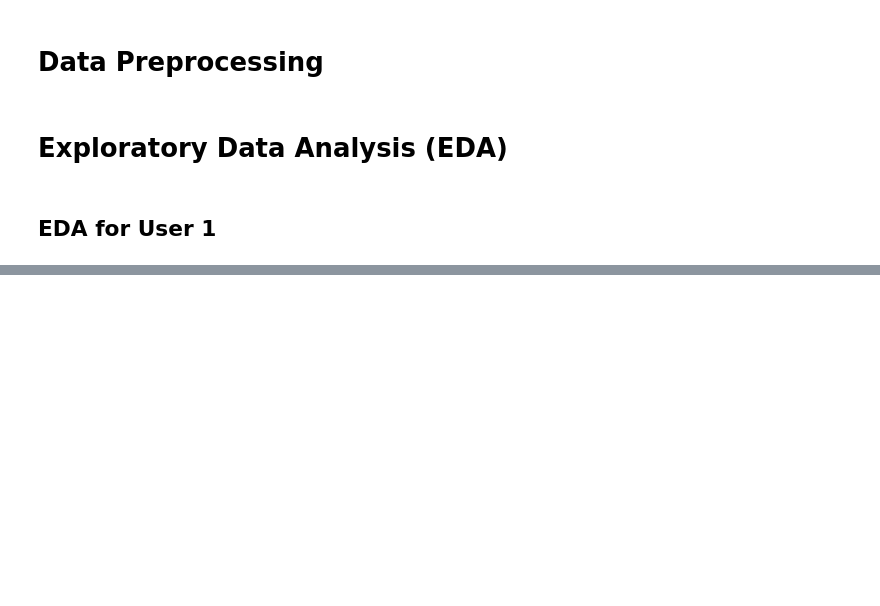
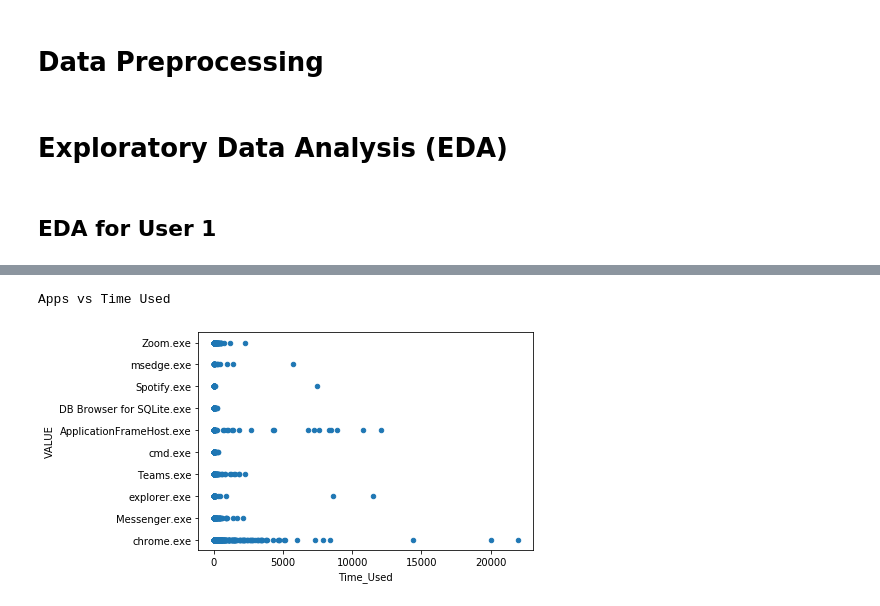
Before and after one commit to miloncl/System-Usage-Analysis, a Jupyter notebook: notebooks/Process and EDA.ipynb, the cells around one changed output, grey strips where cells are left out. Drawn from its saved outputs; the diff is of its cells as text; code cells hidden in the pictures; blank space fills up the shorter version.

```diff
--- a/notebooks/Process and EDA.ipynb
+++ b/notebooks/Process and EDA.ipynb
@@ -290,0 +108,5 @@ enumerated_combined_df.to_csv('../data/out/enumerated_app_time.csv')
+# %%
+scatter_plot(df2, all_time_df2)
+# %% [output]
+Apps vs Time Used
+[figure, added]
```
Also changed, not shown: parts of 29 cells of this notebook, 2 other files.
